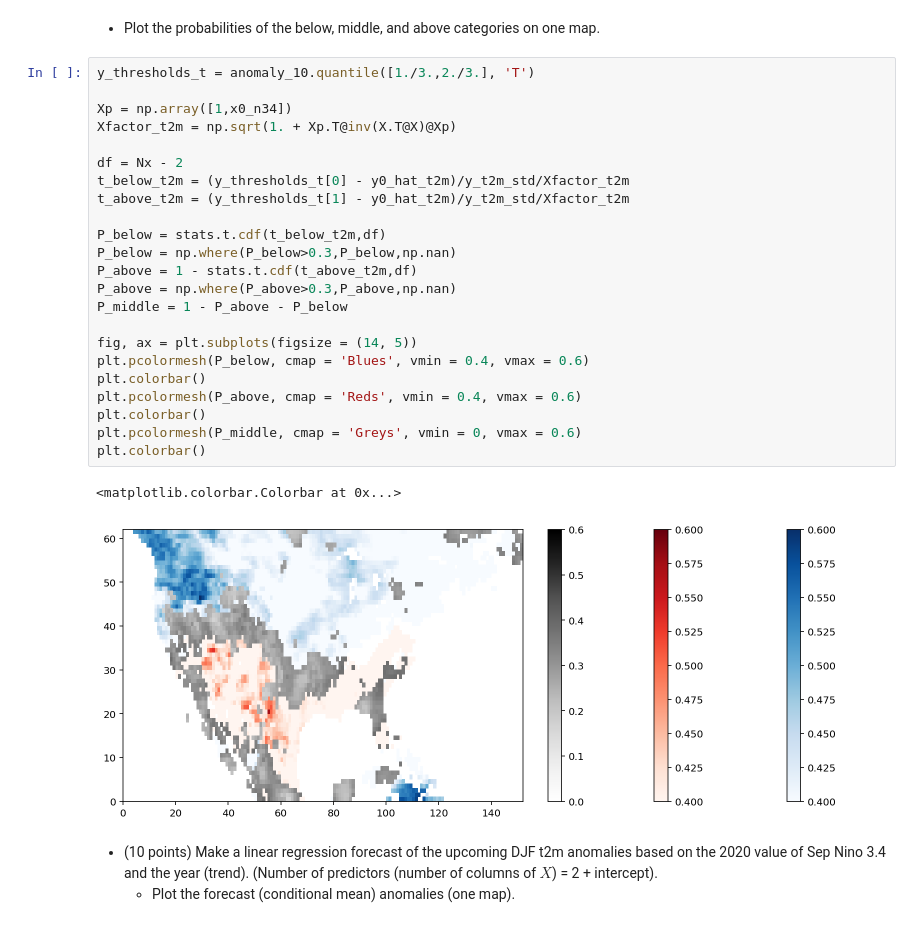
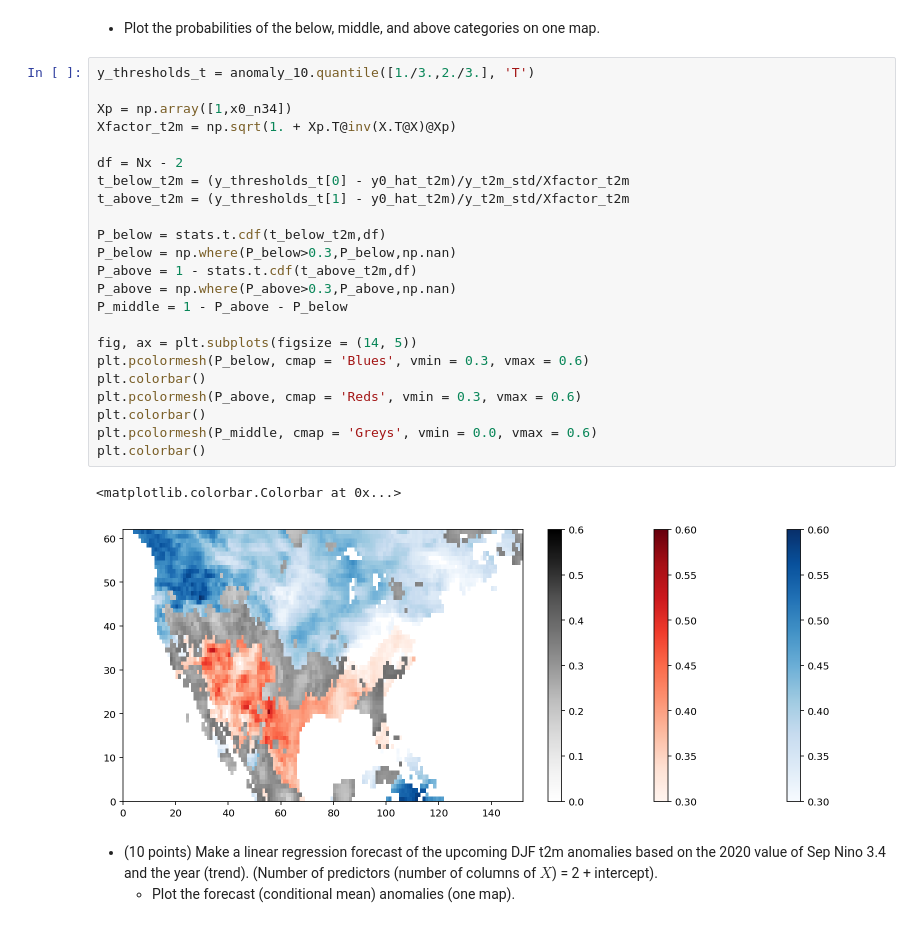
Before and after one commit to cygilman/apma4990-cmg2233, a Jupyter notebook: apma-4990-hw-05.ipynb, the cells around one changed output. Saved outputs shown, nothing was run; the diff lists cells and outputs as text.

```diff
--- a/apma-4990-hw-05.ipynb
+++ b/apma-4990-hw-05.ipynb
@@ -740,29 +740,29 @@ plt.colorbar()
 # %%
 y_thresholds_t = anomaly_10.quantile([1./3.,2./3.], 'T')
 
 Xp = np.array([1,x0_n34])
 Xfactor_t2m = np.sqrt(1. + Xp.T@inv(X.T@X)@Xp)
 
 df = Nx - 2
 t_below_t2m = (y_thresholds_t[0] - y0_hat_t2m)/y_t2m_std/Xfactor_t2m
 t_above_t2m = (y_thresholds_t[1] - y0_hat_t2m)/y_t2m_std/Xfactor_t2m
 
 P_below = stats.t.cdf(t_below_t2m,df)
 P_below = np.where(P_below>0.3,P_below,np.nan)
 P_above = 1 - stats.t.cdf(t_above_t2m,df)
 P_above = np.where(P_above>0.3,P_above,np.nan)
 P_middle = 1 - P_above - P_below
 
 fig, ax = plt.subplots(figsize = (14, 5))
-plt.pcolormesh(P_below, cmap = 'Blues', vmin = 0.4, vmax = 0.6)
+plt.pcolormesh(P_below, cmap = 'Blues', vmin = 0.3, vmax = 0.6)
 plt.colorbar()
-plt.pcolormesh(P_above, cmap = 'Reds', vmin = 0.4, vmax = 0.6)
+plt.pcolormesh(P_above, cmap = 'Reds', vmin = 0.3, vmax = 0.6)
 plt.colorbar()
-plt.pcolormesh(P_middle, cmap = 'Greys', vmin = 0, vmax = 0.6)
+plt.pcolormesh(P_middle, cmap = 'Greys', vmin = 0.0, vmax = 0.6)
 plt.colorbar()
 # %% [output]
 <matplotlib.colorbar.Colorbar at 0x...>
-[figure, old version]
+[figure, new version]
 # %% [markdown]
 - (10 points) Make a linear regression forecast of the upcoming DJF t2m anomalies based on the 2020 value of Sep Nino 3.4 and the year (trend). (Number of predictors (number of columns of $X$) = 2 + intercept).
     - Plot the forecast (conditional mean) anomalies (one map).
```
Also changed, not shown: parts of 8 cells of this notebook.
